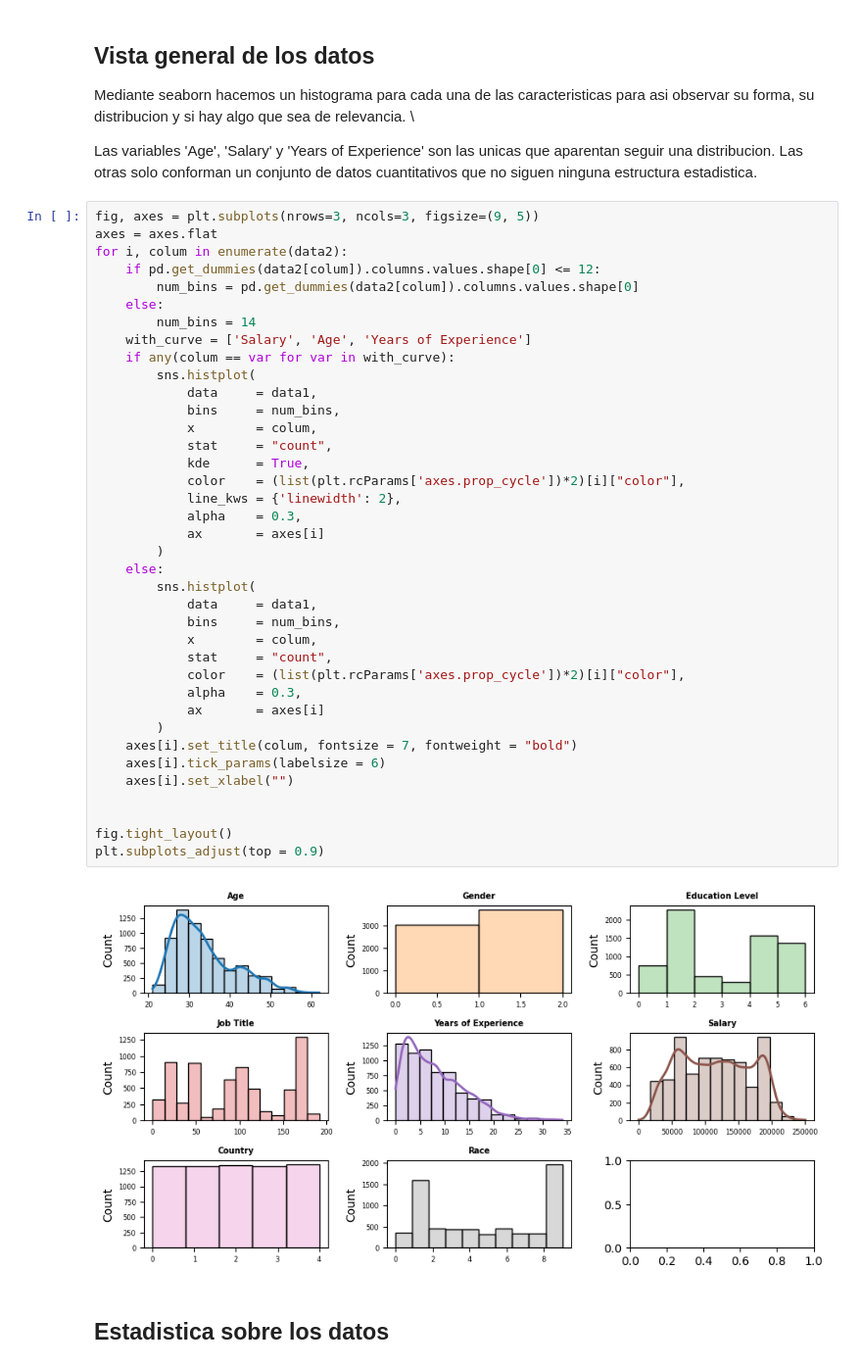
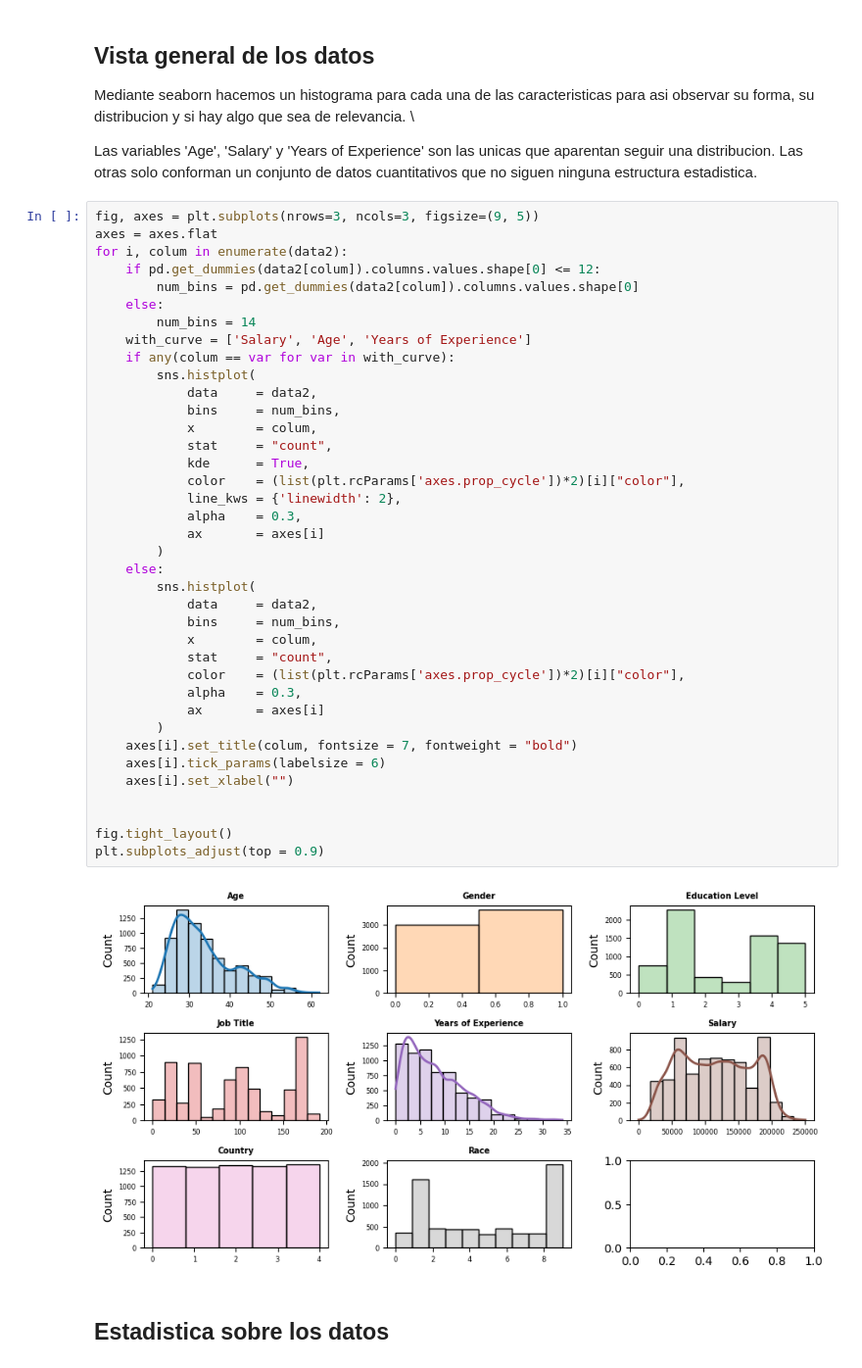
Before and after one commit to xavierzg/Salary_Data_Based_country_and_race, a Jupyter notebook: Limpieza_analisis_de_datos.ipynb, the cells around one changed output. Shown: that part at 98% size. Saved outputs shown, nothing was run; the diff lists cells and outputs as text.

```diff
--- a/Untitled-checkpoint.ipynb
+++ b/Limpieza_analisis_de_datos.ipynb
@@ -150,36 +150,36 @@ for i, colum in enumerate(data2):
         num_bins = 14
     with_curve = ['Salary', 'Age', 'Years of Experience']
     if any(colum == var for var in with_curve):
         sns.histplot(
-            data     = data1,
+            data     = data2,
             bins     = num_bins,
             x        = colum,
             stat     = "count",
             kde      = True,
             color    = (list(plt.rcParams['axes.prop_cycle'])*2)[i]["color"],
             line_kws = {'linewidth': 2},
             alpha    = 0.3,
             ax       = axes[i]
         )
     else:
         sns.histplot(
-            data     = data1,
+            data     = data2,
             bins     = num_bins,
             x        = colum,
             stat     = "count",
             color    = (list(plt.rcParams['axes.prop_cycle'])*2)[i]["color"],
             alpha    = 0.3,
             ax       = axes[i]
         )
     axes[i].set_title(colum, fontsize = 7, fontweight = "bold")
     axes[i].tick_params(labelsize = 6)
     axes[i].set_xlabel("")
 
 
 fig.tight_layout()
 plt.subplots_adjust(top = 0.9)
 # %% [output]
-[figure, old version]
+[figure, new version]
 # %% [markdown]
 ## Estadistica sobre los datos
 # %%
```
Also changed, not shown: parts of 1 cell of this notebook, 1 other file.
